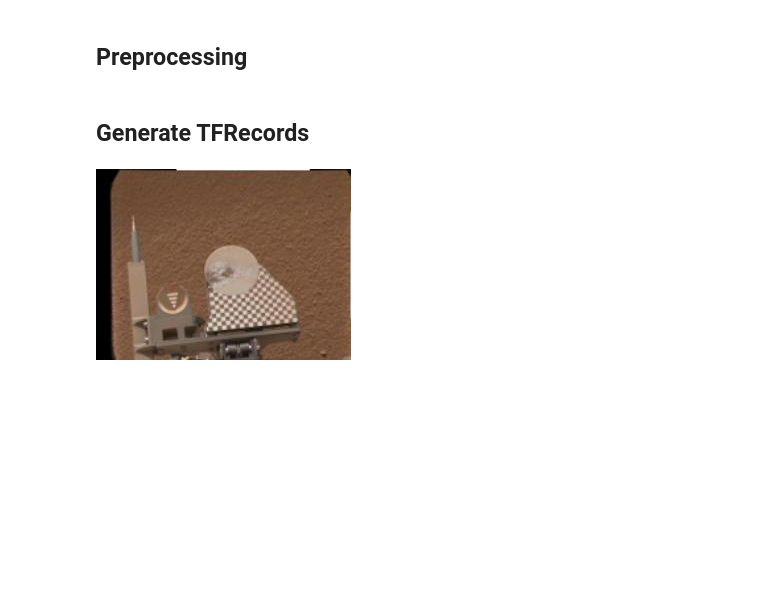
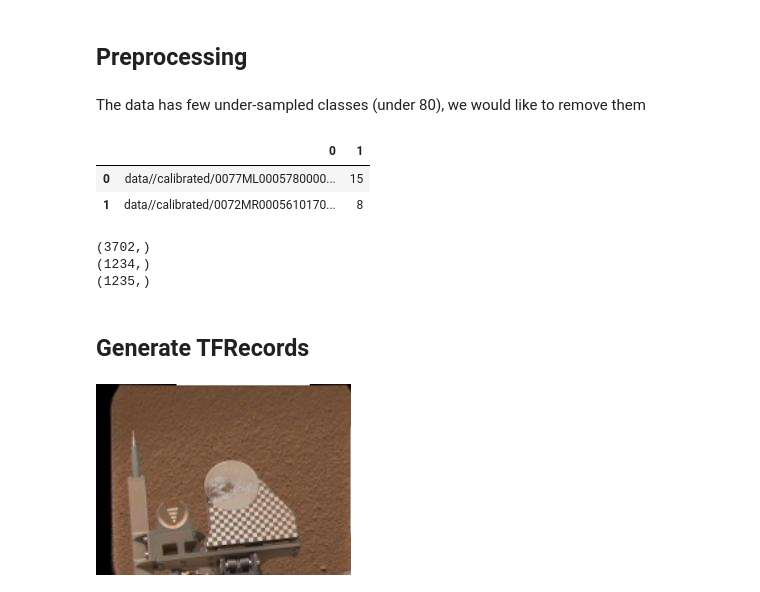
Before and after one commit to xinrui-wang1/MarsVision, a Jupyter notebook: Main_Jupyter.ipynb, the cells around one changed output. Drawn from its saved outputs; the diff is of its cells as text; code cells hidden in the pictures; blank space fills up the shorter version.

Commit message:
drop undersampled classes

```diff
--- a/Main_Jupyter.ipynb
+++ b/Main_Jupyter.ipynb
@@ -101,2 +100,25 @@ plt.imshow(img)
 # %% [markdown]
 ## Preprocessing
+# %% [markdown]
+The data has few under-sampled classes (under 80), we would like to remove them
+# %%
+#First we combine all datasets
+frames = [df_tr, df_val, df_test]
+result = pd.concat(frames)
+result.reset_index(drop = True, inplace = True)
+# %%
+#omitted classes with less than 80 samples
+omit = [0, 20, 19, 13, 6, 4, 2, 11, 1, 18]
+omit_index = []
+for index, row in result.iterrows():
+    if row[1] in omit:
+        omit_index.append(index)
+
+result.drop([x for x in omit_index], inplace = True, axis = 0)
+result.reset_index(drop = True, inplace = True)
+# %%
+result.head(2)
+# %% [output]
+|  | 0 | 1 |
+| 0 | data//calibrated/0077ML0005780000... | 15 |
+| 1 | data//calibrated/0072MR0005610170... | 8 |
@@ -102,0 +138,8 @@ plt.imshow(img)
+# %%
+print(X_train.shape)
+print(X_val.shape)
+print(X_test.shape)
+# %% [output]
+(3702,)
+(1234,)
+(1235,)
```
Also changed, not shown: parts of 15 cells of this notebook, 4 other files.
